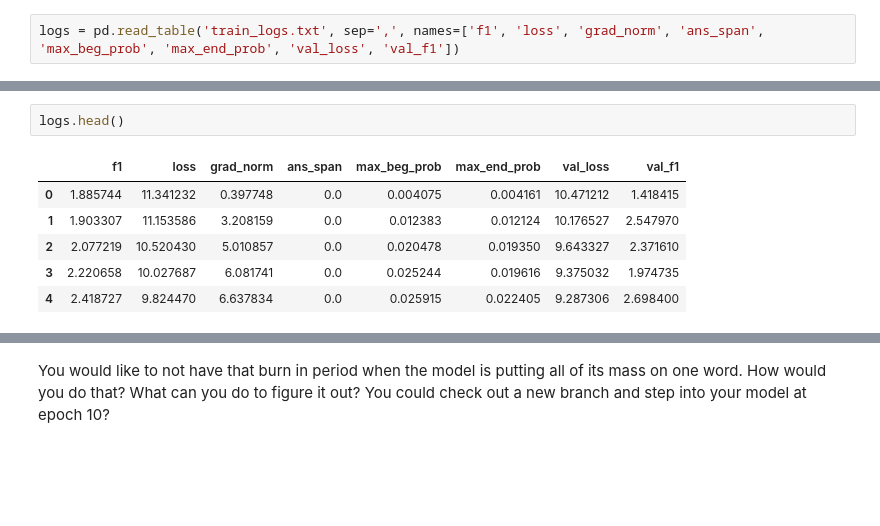
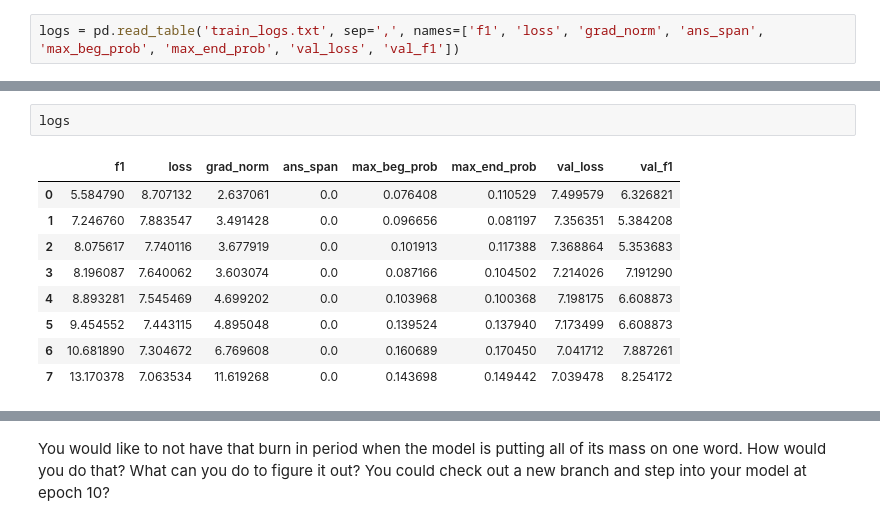
Before and after one commit to ryankresse/nlp_qa, a Jupyter notebook: explore_data.ipynb, the cells around one changed output, grey strips where cells are left out. Saved outputs shown, nothing was run; the diff lists cells and outputs as text; blank space fills up the shorter version.

```diff
--- a/explore_data.ipynb
+++ b/explore_data.ipynb
@@ -33,12 +33,15 @@ logs.loss.max()
 # %%
-logs.head()
+logs
 # %% [output]
 |  | f1 | loss | grad_norm | ans_span | max_beg_prob | max_end_prob | val_loss | val_f1 |
-| 0 | 1.885744 | 11.341232 | 0.397748 | 0.0 | 0.004075 | 0.004161 | 10.471212 | 1.418415 |
-| 1 | 1.903307 | 11.153586 | 3.208159 | 0.0 | 0.012383 | 0.012124 | 10.176527 | 2.547970 |
-| 2 | 2.077219 | 10.520430 | 5.010857 | 0.0 | 0.020478 | 0.019350 | 9.643327 | 2.371610 |
-| 3 | 2.220658 | 10.027687 | 6.081741 | 0.0 | 0.025244 | 0.019616 | 9.375032 | 1.974735 |
-| 4 | 2.418727 | 9.824470 | 6.637834 | 0.0 | 0.025915 | 0.022405 | 9.287306 | 2.698400 |
+| 0 | 5.584790 | 8.707132 | 2.637061 | 0.0 | 0.076408 | 0.110529 | 7.499579 | 6.326821 |
+| 1 | 7.246760 | 7.883547 | 3.491428 | 0.0 | 0.096656 | 0.081197 | 7.356351 | 5.384208 |
+| 2 | 8.075617 | 7.740116 | 3.677919 | 0.0 | 0.101913 | 0.117388 | 7.368864 | 5.353683 |
+| 3 | 8.196087 | 7.640062 | 3.603074 | 0.0 | 0.087166 | 0.104502 | 7.214026 | 7.191290 |
+| 4 | 8.893281 | 7.545469 | 4.699202 | 0.0 | 0.103968 | 0.100368 | 7.198175 | 6.608873 |
+| 5 | 9.454552 | 7.443115 | 4.895048 | 0.0 | 0.139524 | 0.137940 | 7.173499 | 6.608873 |
+| 6 | 10.681890 | 7.304672 | 6.769608 | 0.0 | 0.160689 | 0.170450 | 7.041712 | 7.887261 |
+| 7 | 13.170378 | 7.063534 | 11.619268 | 0.0 | 0.143698 | 0.149442 | 7.039478 | 8.254172 |
 # %%
 ax = plt.subplot()
 logs.loss.plot(ax=ax)
```
Also changed, not shown: parts of 9 cells of this notebook, 4 other files.
